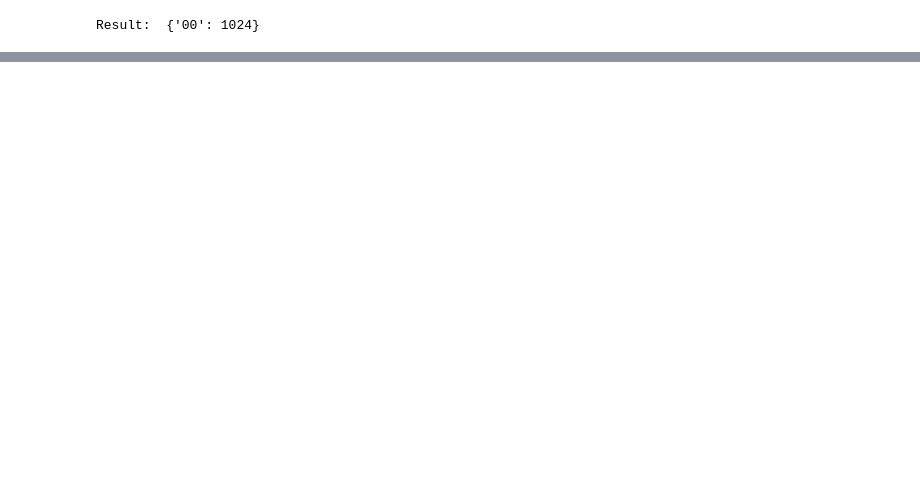
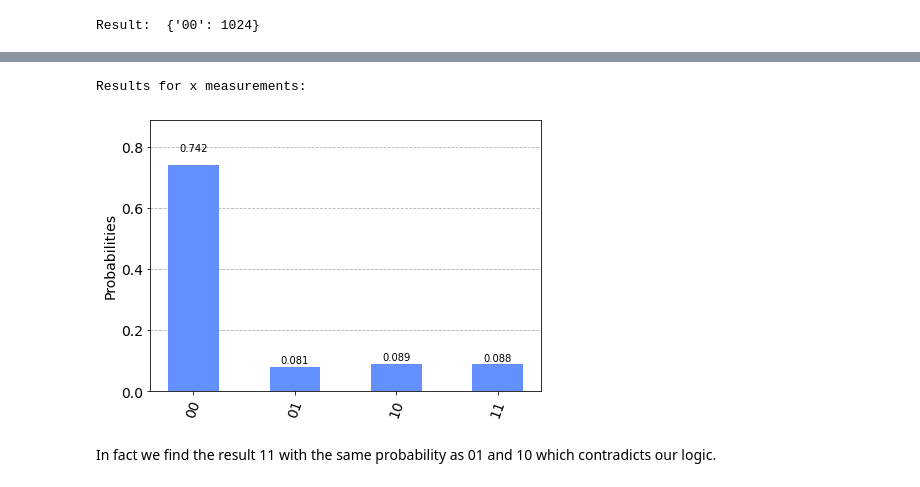
Before and after one commit to arthurhobspice/quantum-computing, a Jupyter notebook: firststeps.ipynb, the cells around one changed output, grey strips where cells are left out. Saved outputs shown, nothing was run; the diff lists cells and outputs as text; code cells hidden in the pictures; blank space fills up the shorter version.

```diff
--- a/firststeps.ipynb
+++ b/firststeps.ipynb
@@ -235,0 +385,16 @@ Result:  {'00': 1024}
+# %%
+m_xx = QuantumCircuit(2,2)
+m_xx.h(0)
+m_xx.h(1)
+m_xx.measure([0,1],[0,1])
+
+qc_compiled = transpile(qc.compose(m_xx), backend)
+
+print('Results for x measurements:')
+counts = backend.run(qc_compiled, shots=1000).result().get_counts(qc_compiled)
+plot_histogram(counts)
+# %% [output]
+Results for x measurements:
+[figure, added]
+# %% [markdown]
+In fact we find the result 11 with the same probability as 01 and 10 which contradicts our logic.
```
Also changed, not shown: parts of 28 cells of this notebook.
